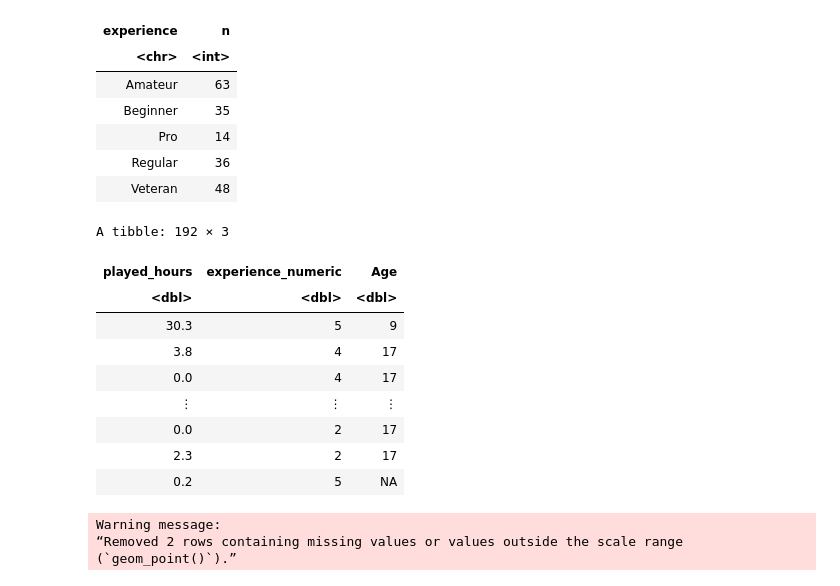
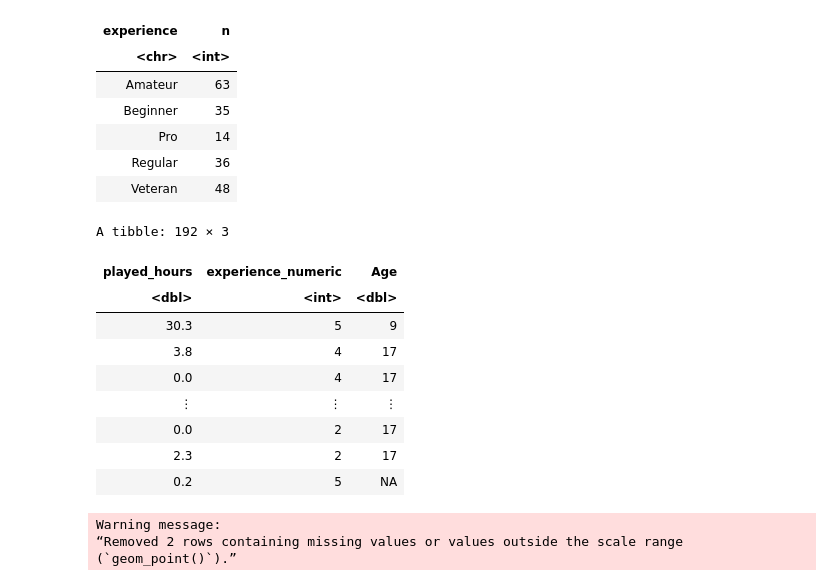
Before and after one commit to Seanrsl19/dsci-100-s006-g35, a Jupyter notebook: project_final.ipynb, the cells around one changed output. Drawn from its saved outputs; the diff is of its cells as text; code cells hidden in the pictures.

```diff
--- a/project_final.ipynb
+++ b/project_final.ipynb
@@ -150,18 +168,19 @@ A tibble: 5 × 2
 # %%
 # Tidy the data
 tidy_players <- players |>
   mutate(
     experience = factor(experience, levels = c("Beginner", "Amateur", "Regular", "Veteran", "Pro"), ordered = TRUE),
     experience_numeric = as.numeric(experience)
   ) |>
     select(played_hours, experience_numeric, Age) |>
-    filter(played_hours < 60)
+    filter(played_hours < 60) |>
+    mutate(experience_numeric = as.integer(experience_numeric))
 
 tidy_players
 # %% [output]
 A tibble: 192 × 3
 | played_hours | experience_numeric | Age |
-| <dbl> | <dbl> | <dbl> |
+| <dbl> | <int> | <dbl> |
 | 30.3 | 5 | 9 |
 | 3.8 | 4 | 17 |
 | 0.0 | 4 | 17 |
```
Also changed, not shown: parts of 3 cells of this notebook.
